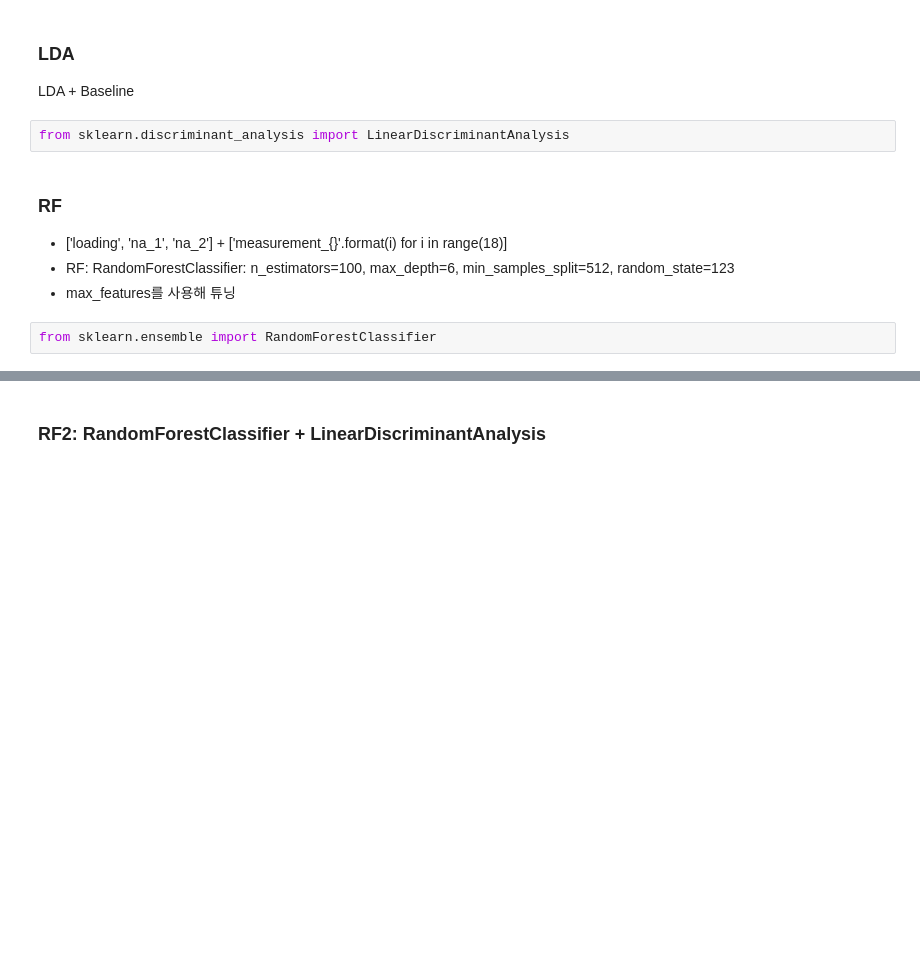
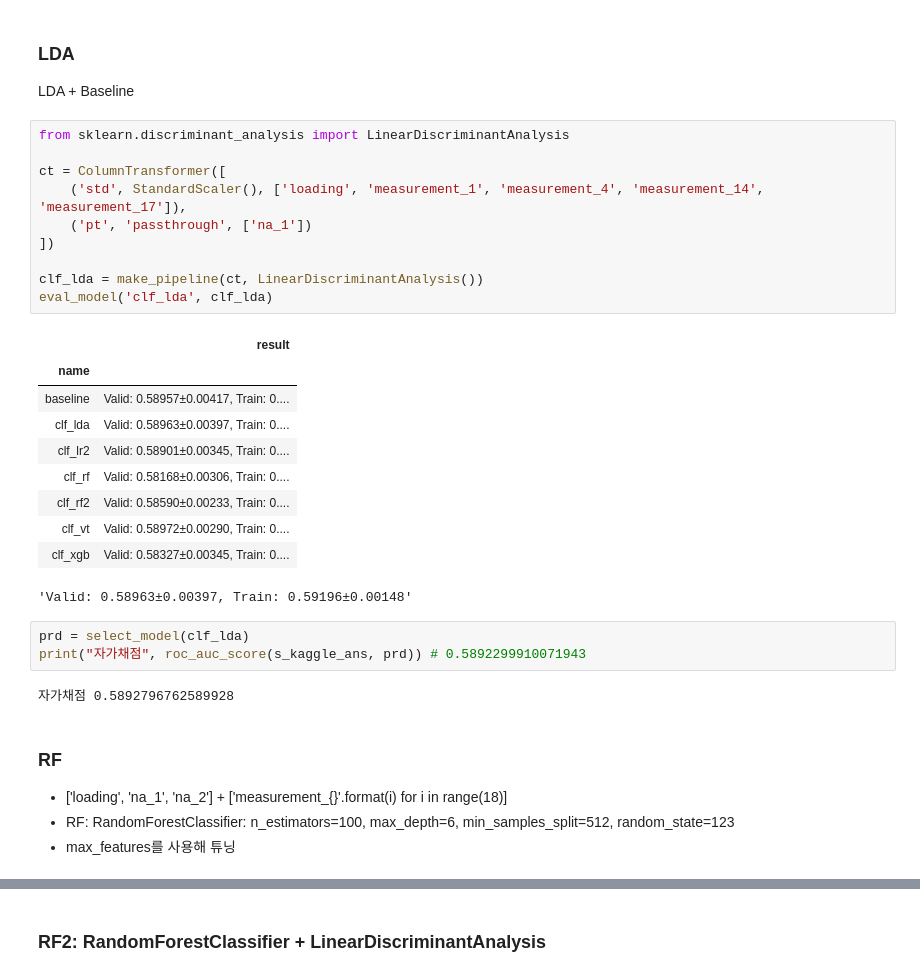
Before and after one commit to sunkusun9/DS_lv3_2603_1, a Jupyter notebook: sec_ds_lv3_prob1_kaggle.ipynb, the cells around one changed output, grey strips where cells are left out. Saved outputs shown, nothing was run; the diff lists cells and outputs as text; blank space fills up the shorter version.

```diff
--- a/sec_ds_lv3_prob1_kaggle.ipynb
+++ b/sec_ds_lv3_prob1_kaggle.ipynb
@@ -307,13 +367,35 @@ from sklearn.preprocessing import FunctionTransformer
 ### LDA
 
 LDA + Baseline
-# %%
-from sklearn.discriminant_analysis import LinearDiscriminantAnalysis
+# %%
+from sklearn.discriminant_analysis import LinearDiscriminantAnalysis
+
+ct = ColumnTransformer([
+    ('std', StandardScaler(), ['loading', 'measurement_1', 'measurement_4', 'measurement_14', 'measurement_17']),
+    ('pt', 'passthrough', ['na_1'])
+])
+
+clf_lda = make_pipeline(ct, LinearDiscriminantAnalysis())
+eval_model('clf_lda', clf_lda)
+# %% [output]
+|  | result |
+| name |  |
+| baseline | Valid: 0.58957±0.00417, Train: 0.... |
+| clf_lda | Valid: 0.58963±0.00397, Train: 0.... |
+| clf_lr2 | Valid: 0.58901±0.00345, Train: 0.... |
+| clf_rf | Valid: 0.58168±0.00306, Train: 0.... |
+| clf_rf2 | Valid: 0.58590±0.00233, Train: 0.... |
+| clf_vt | Valid: 0.58972±0.00290, Train: 0.... |
+| clf_xgb | Valid: 0.58327±0.00345, Train: 0.... |
+'Valid: 0.58963±0.00397, Train: 0.59196±0.00148'
+# %%
+prd = select_model(clf_lda)
+print("자가채점", roc_auc_score(s_kaggle_ans, prd)) # 0.5892299910071943
+# %% [output]
+자가채점 0.5892796762589928
 # %% [markdown]
 ### RF
 
 - ['loading', 'na_1', 'na_2'] + ['measurement_{}'.format(i) for i in range(18)]
 - RF: RandomForestClassifier: n_estimators=100, max_depth=6, min_samples_split=512, random_state=123
 - max_features를 사용해 튜닝
-# %%
-from sklearn.ensemble import RandomForestClassifier
```
Also changed, not shown: parts of 22 cells of this notebook.
